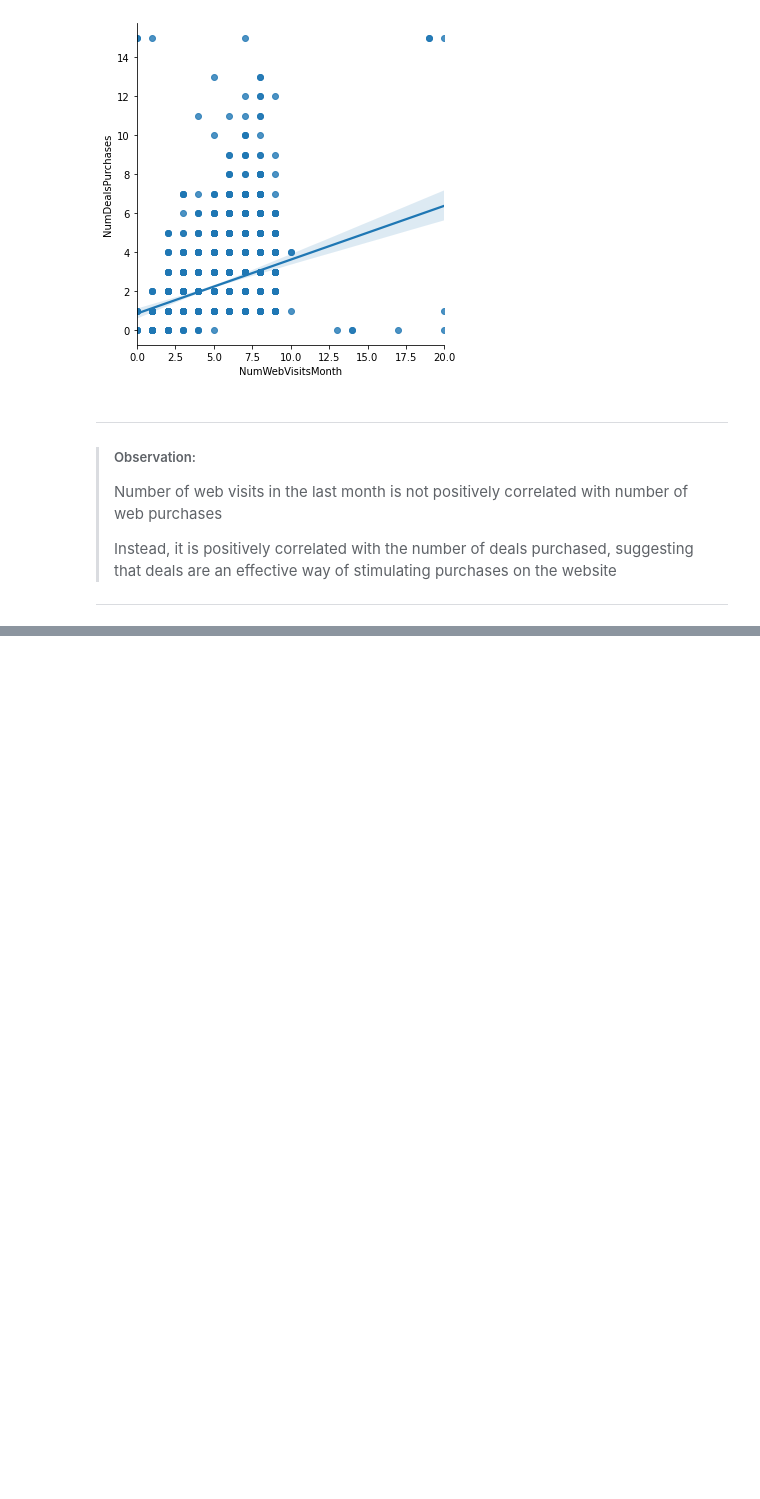
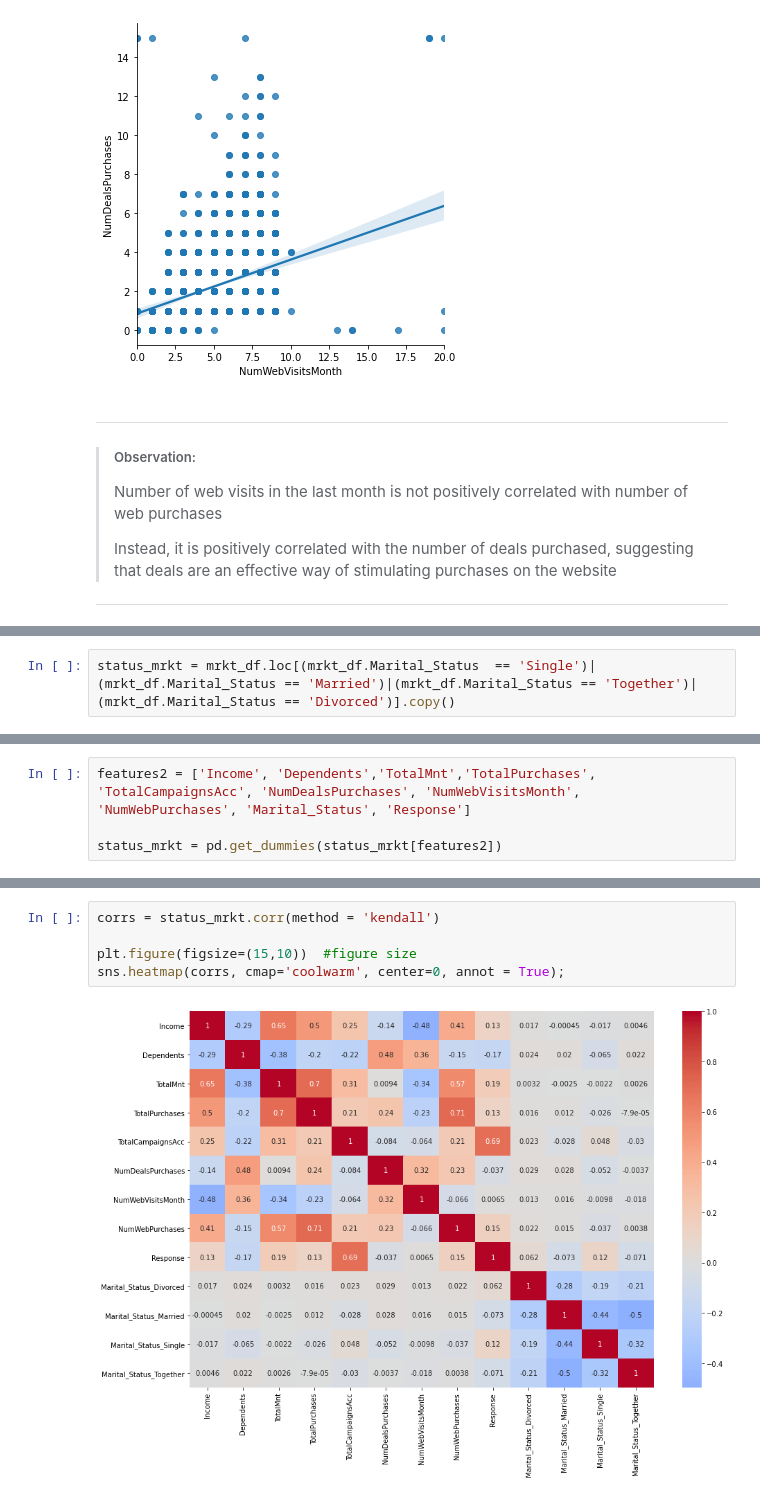
Before and after one commit to nlihin/data-analytics, a Jupyter notebook: unit6 - EDA_example.ipynb, the cells around one changed output, grey strips where cells are left out. Saved outputs shown, nothing was run; the diff lists cells and outputs as text; blank space fills up the shorter version.

```diff
--- a/unit6 - EDA_example.ipynb
+++ b/unit6 - EDA_example.ipynb
@@ -452,0 +495,2 @@ sns.lmplot(x='NumWebVisitsMonth', y='NumDealsPurchases', data=mrkt_df)
+# %%
+status_mrkt = mrkt_df.loc[(mrkt_df.Marital_Status  == 'Single')|(mrkt_df.Marital_Status == 'Married')|(mrkt_df.Marital_Status == 'Together')|(mrkt_df.Marital_Status == 'Divorced')].copy()
@@ -452,0 +499,4 @@ sns.lmplot(x='NumWebVisitsMonth', y='NumDealsPurchases', data=mrkt_df)
+# %%
+features2 = ['Income', 'Dependents','TotalMnt','TotalPurchases', 'TotalCampaignsAcc', 'NumDealsPurchases', 'NumWebVisitsMonth', 'NumWebPurchases', 'Marital_Status', 'Response']
+
+status_mrkt = pd.get_dummies(status_mrkt[features2])
@@ -452,0 +512,7 @@ sns.lmplot(x='NumWebVisitsMonth', y='NumDealsPurchases', data=mrkt_df)
+# %%
+corrs = status_mrkt.corr(method = 'kendall')
+
+plt.figure(figsize=(15,10))  #figure size
+sns.heatmap(corrs, cmap='coolwarm', center=0, annot = True);
+# %% [output]
+[figure, added]
```
Also changed, not shown: parts of 27 cells of this notebook.
